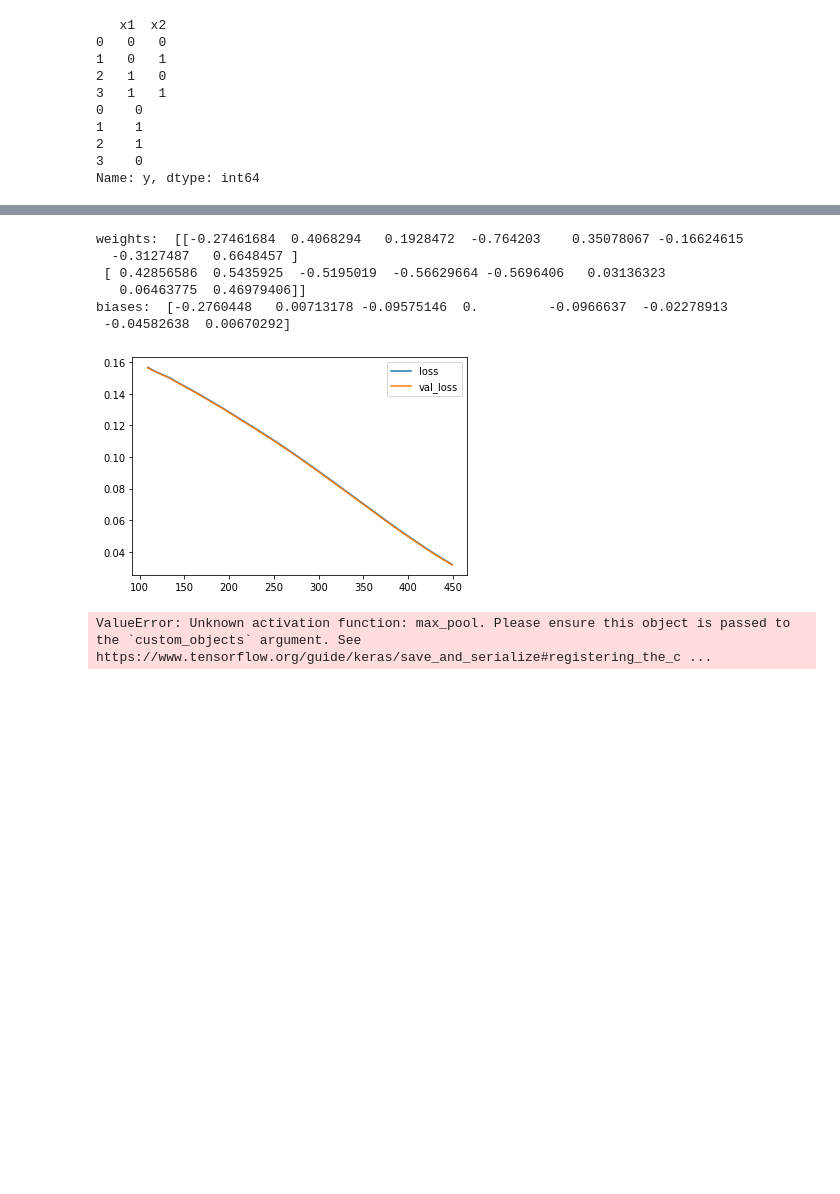
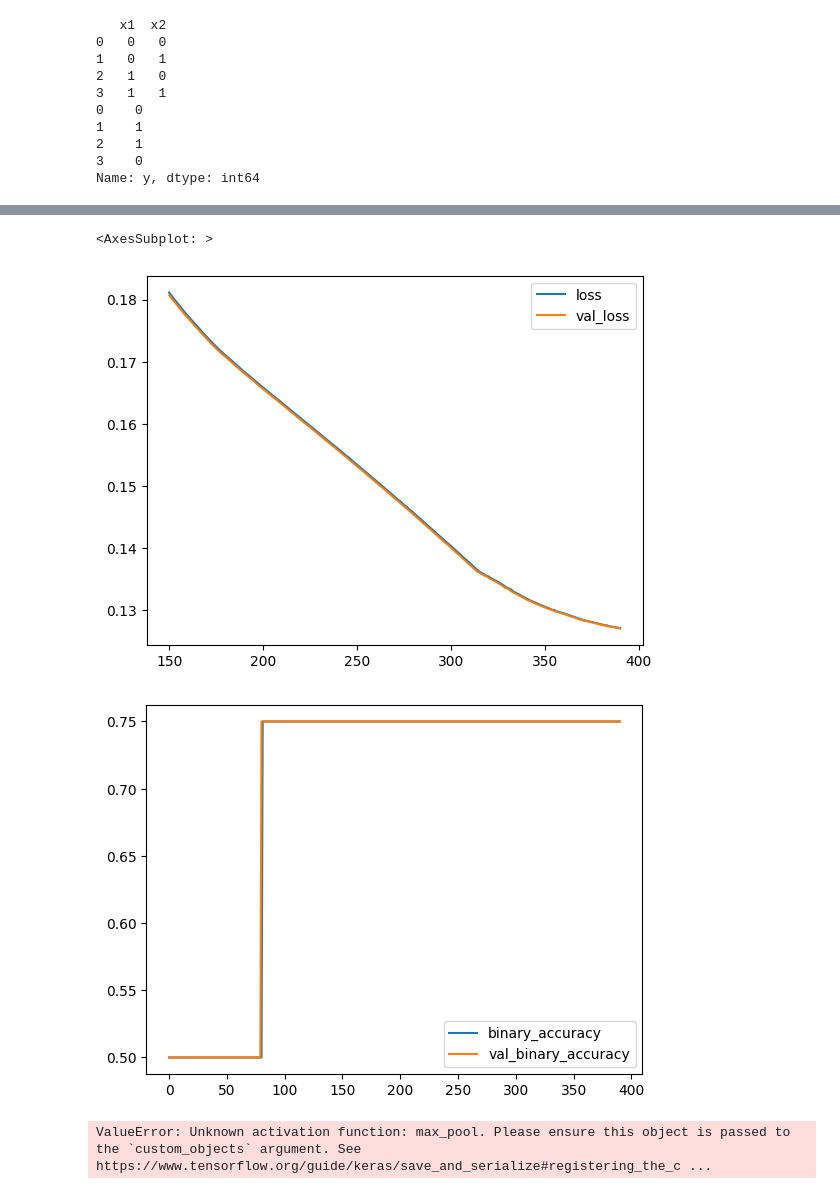
Before and after one commit to cjkepinsky/data-science-upskills, a Jupyter notebook: deep-learning/logic_gates/xor01.ipynb, the cells around one changed output, grey strips where cells are left out. Saved outputs shown, nothing was run; the diff lists cells and outputs as text; code cells hidden in the pictures; blank space fills up the shorter version.

```diff
--- a/deep-learning/logic_gates/xor01.ipynb
+++ b/deep-learning/logic_gates/xor01.ipynb
@@ -144,0 +77,27 @@ print(model.predict(np.array([[0, 1]])))
+# %%
+
+accuracy = tf.keras.metrics.BinaryAccuracy(
+    name="binary_accuracy", dtype=None, threshold=0.51
+)
+
+model.compile(
+    optimizer='adam',
+     # loss='mae',
+    loss='mean_squared_error',
+    metrics=[accuracy]
+    # metrics=['binary_accuracy']
+)
+
+history = model.fit(
+    X_train, y_train,
+    validation_data=(X_valid, y_valid),
+    batch_size=4,# grupy danych
+    epochs=1050
+    , callbacks=[early_stopping]
+    , use_multiprocessing=True
+    , verbose='0'
+)
+# Generates pdf with network structure
+# ann_viz(model, title="XOR")
+# graph = Source.from_file('network.gv')
+# graph
@@ -145,17 +163,14 @@ print(model.predict(np.array([[0, 1]])))
 # %%
-history_df.loc[109:, ['loss', 'val_loss']].plot()
-weights = model.layers[1].get_weights()[0]
-biases = model.layers[1].get_weights()[1]
-print('weights: ', weights)
-print('biases: ', biases)
+history_df.loc[150:, ['loss', 'val_loss']].plot()
+history_df.loc[0:, ['binary_accuracy', 'val_binary_accuracy']].plot()
+# weights = model.layers[1].get_weights()[0]
+# biases = model.layers[1].get_weights()[1]
+# print('weights: ', weights)
+# print('biases: ', biases)
 # %% [output]
-weights:  [[-0.27461684  0.4068294   0.1928472  -0.764203    0.35078067 -0.16624615
-  -0.3127487   0.6648457 ]
- [ 0.42856586  0.5435925  -0.5195019  -0.56629664 -0.5696406   0.03136323
-   0.06463775  0.46979406]]
-biases:  [-0.2760448   0.00713178 -0.09575146  0.         -0.0966637  -0.02278913
- -0.04582638  0.00670292]
+<AxesSubplot: >
-[figure, old version]
+[figure, new version]
+[figure, added]
 # %%
 # Change 'relu' to 'elu', 'selu', 'swish', sigmoid... or something else
 # How different activation functions look like
```
Also changed, not shown: parts of 6 cells of this notebook, 20 other files.
